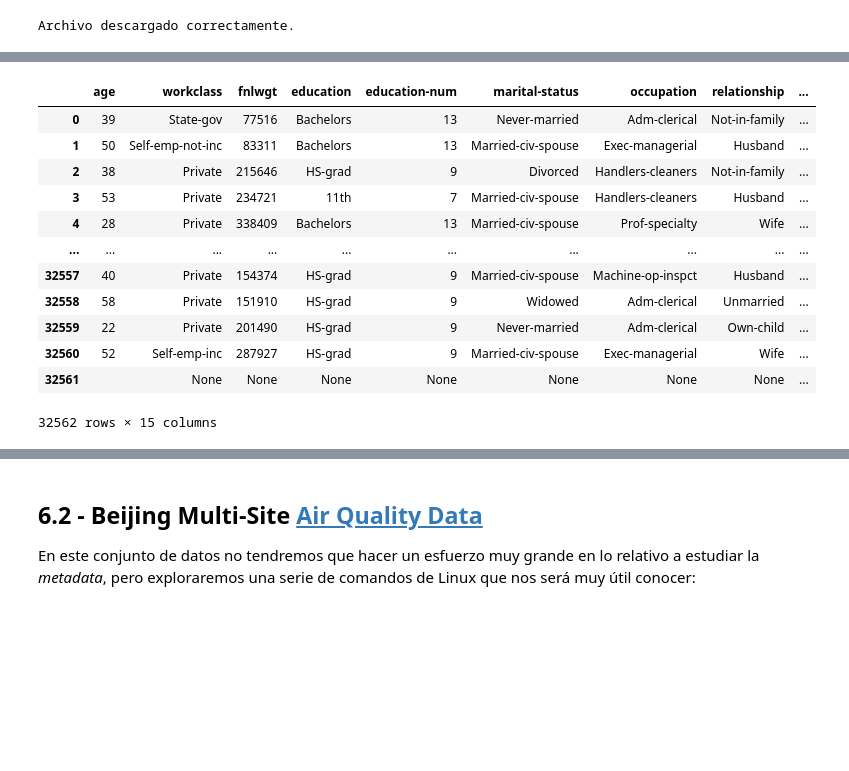
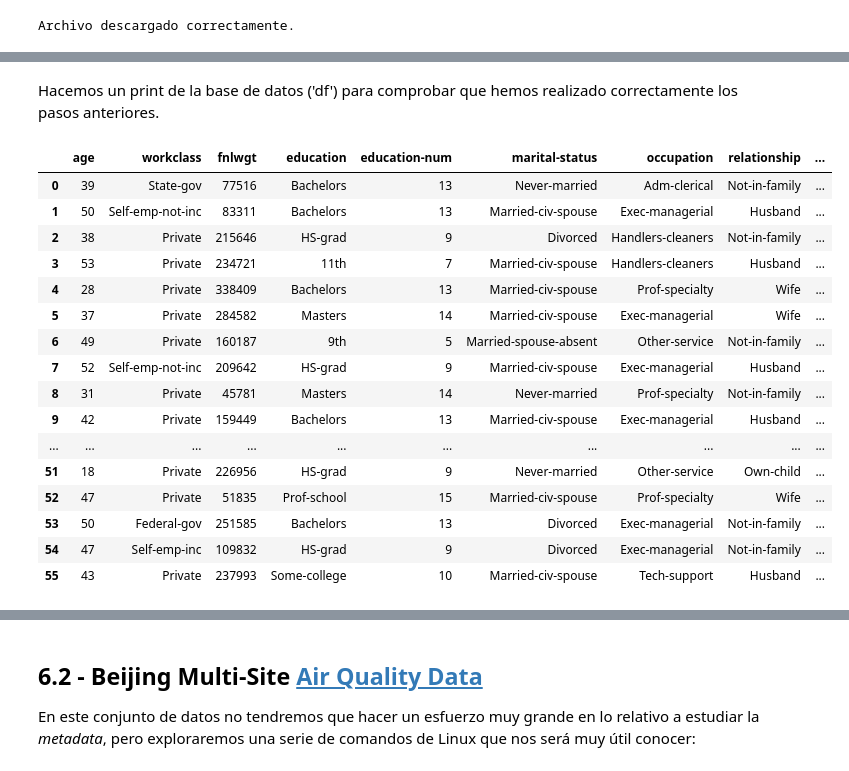
Before and after one commit to estevo97/Pre_procesamiento_de_datos, a Jupyter notebook: Carga y preprocesamiento de datos (Ejercicios) (1).ipynb, the cells around one changed output, grey strips where cells are left out. Drawn from its saved outputs; the diff is of its cells as text; code cells hidden in the pictures; blank space fills up the shorter version.

```diff
--- a/Carga y preprocesamiento de datos (Ejercicios) (1).ipynb
+++ b/Carga y preprocesamiento de datos (Ejercicios) (1).ipynb
@@ -81,19 +93,25 @@ metadata_list = [regex_fn(elem)[0] for elem in metadata if regex_fn(elem)]
 col_names = [reg_text_fn(elem)[0] for elem in metadata_list if reg_text_fn(elem)] + ['label']
 # Construimos el objeto pd.DataFrame
 df = pd.DataFrame(data=data, columns=col_names)
+# %% [markdown]
+Hacemos un print de la base de datos ('df') para comprobar que hemos realizado correctamente los pasos anteriores.
 # %%
-df
+df.head(56)
 # %% [output]
 |  | age | workclass | fnlwgt | education | education-num | marital-status | occupation | relationship | ... |
 | 0 | 39 | State-gov | 77516 | Bachelors | 13 | Never-married | Adm-clerical | Not-in-family | ... |
 | 1 | 50 | Self-emp-not-inc | 83311 | Bachelors | 13 | Married-civ-spouse | Exec-managerial | Husband | ... |
 | 2 | 38 | Private | 215646 | HS-grad | 9 | Divorced | Handlers-cleaners | Not-in-family | ... |
 | 3 | 53 | Private | 234721 | 11th | 7 | Married-civ-spouse | Handlers-cleaners | Husband | ... |
 | 4 | 28 | Private | 338409 | Bachelors | 13 | Married-civ-spouse | Prof-specialty | Wife | ... |
+| 5 | 37 | Private | 284582 | Masters | 14 | Married-civ-spouse | Exec-managerial | Wife | ... |
+| 6 | 49 | Private | 160187 | 9th | 5 | Married-spouse-absent | Other-service | Not-in-family | ... |
+| 7 | 52 | Self-emp-not-inc | 209642 | HS-grad | 9 | Married-civ-spouse | Exec-managerial | Husband | ... |
+| 8 | 31 | Private | 45781 | Masters | 14 | Never-married | Prof-specialty | Not-in-family | ... |
+| 9 | 42 | Private | 159449 | Bachelors | 13 | Married-civ-spouse | Exec-managerial | Husband | ... |
 | ... | ... | ... | ... | ... | ... | ... | ... | ... | ... |
-| 32557 | 40 | Private | 154374 | HS-grad | 9 | Married-civ-spouse | Machine-op-inspct | Husband | ... |
-| 32558 | 58 | Private | 151910 | HS-grad | 9 | Widowed | Adm-clerical | Unmarried | ... |
-| 32559 | 22 | Private | 201490 | HS-grad | 9 | Never-married | Adm-clerical | Own-child | ... |
-| 32560 | 52 | Self-emp-inc | 287927 | HS-grad | 9 | Married-civ-spouse | Exec-managerial | Wife | ... |
-| 32561 |  | None | None | None | None | None | None | None | ... |
+| 51 | 18 | Private | 226956 | HS-grad | 9 | Never-married | Other-service | Own-child | ... |
+| 52 | 47 | Private | 51835 | Prof-school | 15 | Married-civ-spouse | Prof-specialty | Wife | ... |
+| 53 | 50 | Federal-gov | 251585 | Bachelors | 13 | Divorced | Exec-managerial | Not-in-family | ... |
+| 54 | 47 | Self-emp-inc | 109832 | HS-grad | 9 | Divorced | Exec-managerial | Not-in-family | ... |
+| 55 | 43 | Private | 237993 | Some-college | 10 | Married-civ-spouse | Tech-support | Husband | ... |
-32562 rows × 15 columns
```
Also changed, not shown: parts of 15 cells of this notebook.
